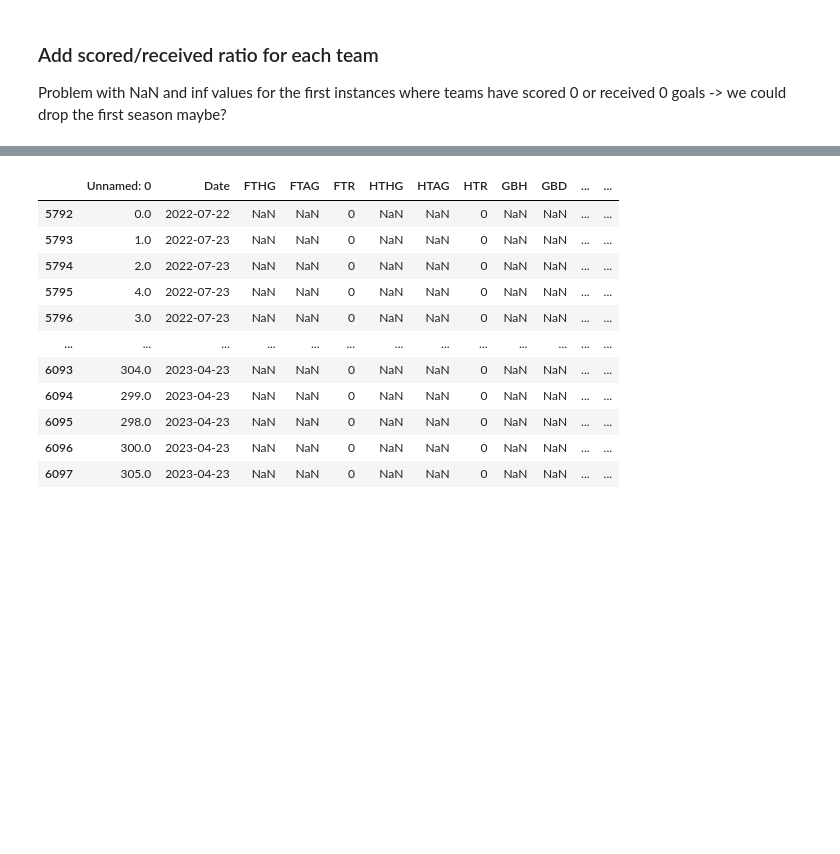
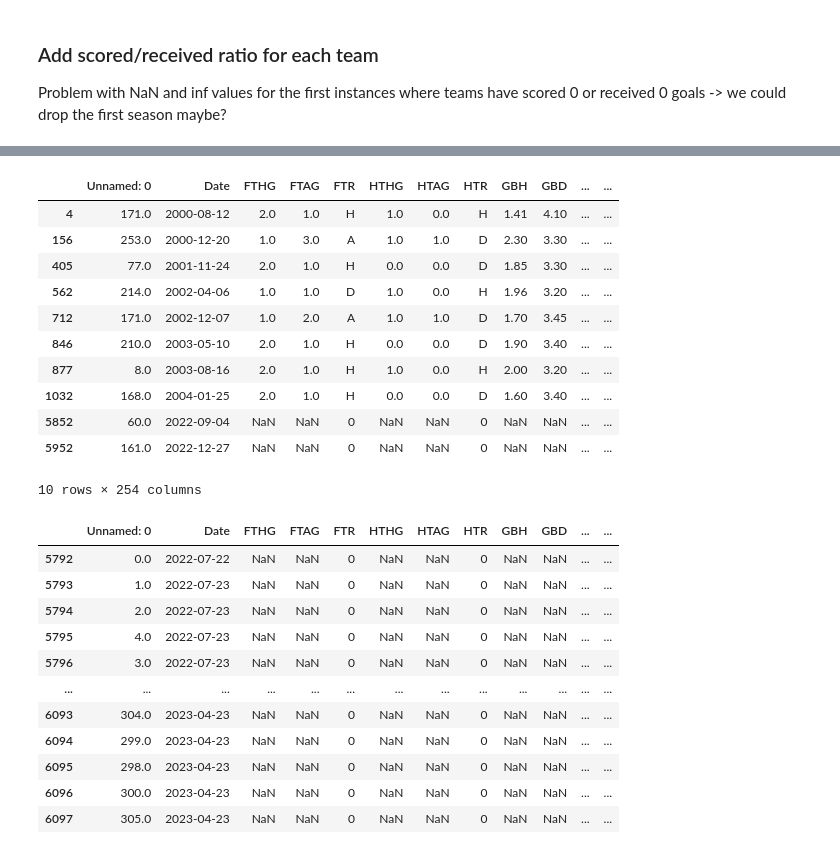
Before and after one commit to balooooooooo/machine-learning-2-coursework, a Jupyter notebook: preprocessing.ipynb, the cells around one changed output, grey strips where cells are left out. Drawn from its saved outputs; the diff is of its cells as text; code cells hidden in the pictures; blank space fills up the shorter version.

```diff
--- a/preprocessing.ipynb
+++ b/preprocessing.ipynb
@@ -109,7 +109,7 @@ df = df.drop(columns = ["HT", "AT"])
 # %%
 df.drop(df[df["HomeTeam"] == df["AwayTeam"]].index, inplace=True) # remove cases where teams play against themselves
 # %%
-df["Date"] = pd.to_datetime(df["Date"], format = 'mixed', dayfirst=True)
+# df["Date"] = pd.to_datetime(df["Date"], format = '%d/%m/%Y', dayfirst=True)
 # %% [markdown]
 ## Not imputable data
 
@@ -933,27 +933,52 @@ def get_goals_stats(df):
 
     df = df.reindex(df.columns.tolist() + list(team_list) + list(team_list_received) + list(team_list_res) + list(team_list_shots),axis=1)
 
+    nancount = 0
+
     df.reset_index(inplace=True)
     for i, row in df.iterrows():
         home = row["HomeTeam"]
         away = row["AwayTeam"]
 
+        filtered_df = df[(df["MatchTeams"] == row["MatchTeams"]) & (df["season"] != 22)]
+        if not filtered_df.empty and (np.isnan(row["LastMatchAwayGoals"]) or np.isnan(row["LastMatchHomeGoals"])):
+            # print(filtered_df["LastMatchAwayGoals"].iloc[-1])
+            last_match_away_goals = filtered_df["LastMatchAwayGoals"].iloc[-1]
+            last_match_home_goals = filtered_df["LastMatchHomeGoals"].iloc[-1]
+
+            # print(f"{last_match_away_goals = }, {last_match_home_goals = }")
+            df.loc[i, "LastMatchAwayGoals"] = last_match_away_goals if row["SameHomeTeam"] else last_match_home_goals
+            df.loc[i, "LastMatchHomeGoals"] = last_match_home_goals if row["SameHomeTeam"] else last_match_away_goals
+            # print(f"{df.loc[i, 'LastMatchAwayGoals'] = }")
+            # df.loc[i, "LastMatchAwayGoals"] = df[(df["MatchTeams"] == row["MatchTeams"]) & (df["season"] != 22)]["LastMatchAwayGoals"].iloc[-1] if row["SameHomeTeam"] else df[(df["MatchTeams"] == row["MatchTeams"]) & (df["season"] != 22)]["LastMatchHomeGoals"].iloc[-1]
+            #
+            # df.loc[i, "LastMatchHomeGoals"] = df[(df["MatchTeams"] == row["MatchTeams"]) & (df["season"] != 22)]["LastMatchHomeGoals"].iloc[-1] if row["SameHomeTeam"] else df[(df["MatchTeams"] == row["MatchTeams"]) & (df["season"] != 22)]["LastMatchAwayGoals"].iloc[-1]
+        elif filtered_df.empty:
+            nancount += 1
+
         ### Pokud testing data -> musime dat posledni dostupna data
         if row["season"] == 22:
             # print("found season 22 :) in row ", i)
+
+
             lastmatch = df[df["season"] != 22]
             try:
                 lastmatch_home = lastmatch[((df["HomeTeam"] == home) | (lastmatch["AwayTeam"] == home))].iloc[-1]
                 hometeam = "Home" if lastmatch_home["HomeTeam"] == home else "Away"
+
             except IndexError:
                 lastmatch_home = get_avg_team(df)
                 hometeam = "Home"
+
             try:
                 lastmatch_away = lastmatch[((df["HomeTeam"] == away) | (lastmatch["AwayTeam"] == away))].iloc[-1]
                 awayteam = "Away" if lastmatch_away["AwayTeam"] == away else "Home"
+
             except IndexError:
                 lastmatch_away = get_avg_team(df)
                 awayteam = "Away"
+
+
 
             df.loc[i, "HomeTeamAvgScored"] = lastmatch_home[f"{hometeam}TeamAvgScored"]
             df.loc[i, "AwayTeamAvgScored"] = lastmatch_away[f"{awayteam}TeamAvgScored"]
@@ -1025,8 +1050,7 @@ def get_goals_stats(df):
             df.loc[i, f"{home}_res"] = "D"
             df.loc[i, f"{away}_res"] = "D"
 
-
-
+    display(df[df["LastMatchHomeGoals"].isna()][["MatchTeams", "LastMatchHomeGoals", "LastMatchAwayGoals"]])
     df[df["HomeTeamAvgScored"].isna()]["HomeTeamAvgScored"] = 0
     df[df["AwayTeamAvgScored"].isna()]["AwayTeamAvgScored"] = 0
     df[df["HomeTeamAvgReceived"].isna()]["HomeTeamAvgReceived"] = 0
@@ -1037,6 +1061,8 @@ def get_goals_stats(df):
     df.drop(team_list_shots, inplace=True, axis=1)
 
     df.drop(["index", "HomeTeam", "AwayTeam", "LastMatchIndex"], inplace=True, axis=1)
+    display(df[df["LastMatchHomeGoals"].isna()][["MatchTeams", "LastMatchHomeGoals", "LastMatchAwayGoals"]])
+    display(nancount)
     return df
 # %%
 for country in dfs:
@@ -1070,3 +1159,18 @@ blg = dfs["df_belgium"]
+# %%
+blg[blg["MatchTeams"] == "Antwerp_Westerlo"]
+# %% [output]
+|  | Unnamed: 0 | Date | FTHG | FTAG | FTR | HTHG | HTAG | HTR | GBH | GBD | ... | ... |
+| 4 | 171.0 | 2000-08-12 | 2.0 | 1.0 | H | 1.0 | 0.0 | H | 1.41 | 4.10 | ... | ... |
+| 156 | 253.0 | 2000-12-20 | 1.0 | 3.0 | A | 1.0 | 1.0 | D | 2.30 | 3.30 | ... | ... |
+| 405 | 77.0 | 2001-11-24 | 2.0 | 1.0 | H | 0.0 | 0.0 | D | 1.85 | 3.30 | ... | ... |
+| 562 | 214.0 | 2002-04-06 | 1.0 | 1.0 | D | 1.0 | 0.0 | H | 1.96 | 3.20 | ... | ... |
+| 712 | 171.0 | 2002-12-07 | 1.0 | 2.0 | A | 1.0 | 1.0 | D | 1.70 | 3.45 | ... | ... |
+| 846 | 210.0 | 2003-05-10 | 2.0 | 1.0 | H | 0.0 | 0.0 | D | 1.90 | 3.40 | ... | ... |
+| 877 | 8.0 | 2003-08-16 | 2.0 | 1.0 | H | 1.0 | 0.0 | H | 2.00 | 3.20 | ... | ... |
+| 1032 | 168.0 | 2004-01-25 | 2.0 | 1.0 | H | 0.0 | 0.0 | D | 1.60 | 3.40 | ... | ... |
+| 5852 | 60.0 | 2022-09-04 | NaN | NaN | 0 | NaN | NaN | 0 | NaN | NaN | ... | ... |
+| 5952 | 161.0 | 2022-12-27 | NaN | NaN | 0 | NaN | NaN | 0 | NaN | NaN | ... | ... |
+10 rows × 254 columns
 # %%
     # check if all seasons got through
 blg[blg["season"] == 22]
```
Also changed, not shown: parts of 2 cells of this notebook, 1 other file.
